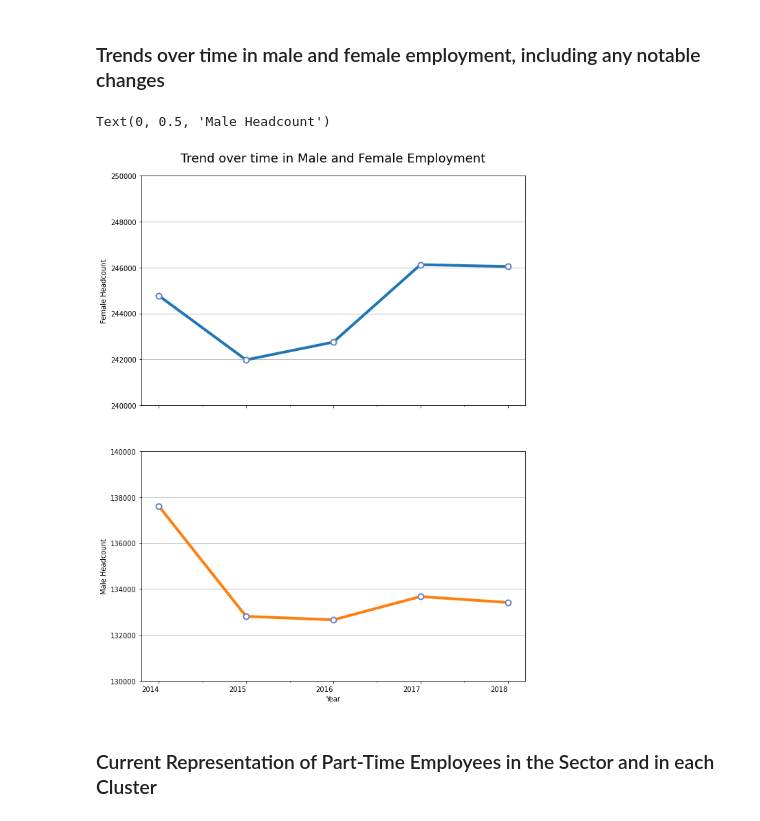
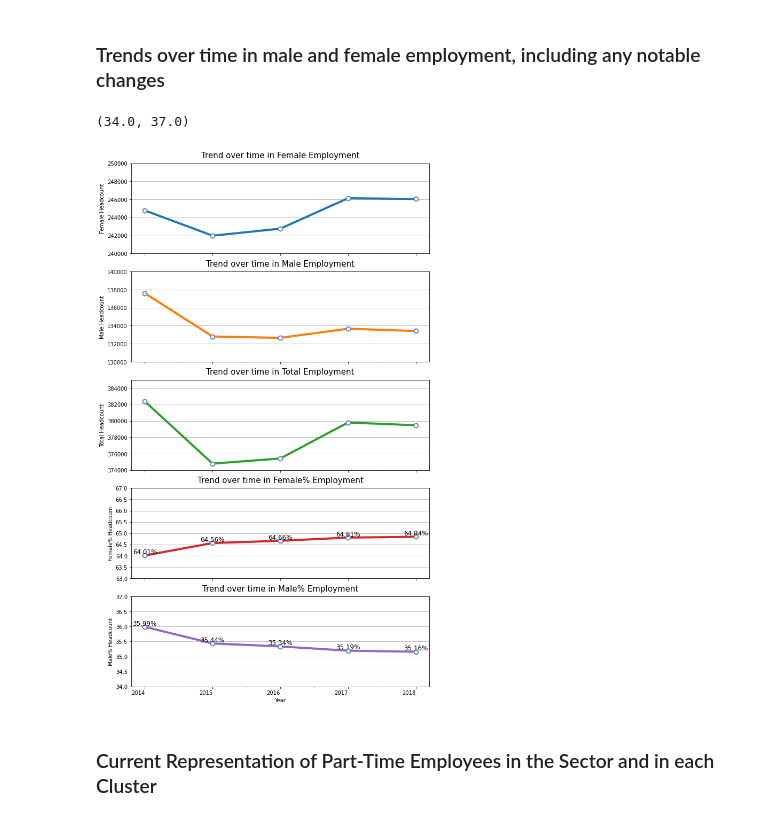
Before and after one commit to reubenbf/virtual-intern-trial, a Jupyter notebook: NSW-Government/NSW_Gov_Data_Analysis.ipynb, the cells around one changed output. Cells and saved outputs as stored; diff of their text form; code cells hidden in the pictures.

Commit message:
changed logic and graph for few topics

```diff
--- a/NSW-Government/NSW_Gov_Data_Analysis.ipynb
+++ b/NSW-Government/NSW_Gov_Data_Analysis.ipynb
@@ -86,21 +70,32 @@ wf_total.index.names = ['Year','Employment','Gender']
+# %%
+wf_total = wf_data.loc[92][2:].groupby(level=[0,2]).sum().unstack()
+wf_total['Total'] = wf_total.sum(axis=1)
+wf_total[['Female%','Male%']] = wf_total.iloc[:,:2].apply(lambda r: r/r.sum()*100, axis=1)
+wf_total.index.name = "Year"
 # %%
-ax = wf_total.groupby(level=[0,2]).sum().unstack().plot(subplots=True, figsize=(10,15), linewidth=4, alpha=1, marker='o',
+ax = wf_total.plot(subplots=True, figsize=(10,20), linewidth=4, alpha=1, marker='o',
                       markeredgecolor='#6684c1', markerfacecolor='w', markersize=8, markeredgewidth=2,legend=False, rot=0)
 
-ax[0].set_title("Trend over time in Female and Male Employment", fontdict={'size':18}, pad=20)
 
-for a in ax:
+for i, a in enumerate(ax):
   a.yaxis.grid(True)
-  a.set_xticks(list(wf_total.index.get_level_values(0).unique()))
+  a.set_xticks(list(wf_total.index))
+  a.set_ylabel("{} Headcount".format(wf_total.columns[i]))
+  a.set_xlabel("Year")
+  a.set_title("Trend over time in {} Employment".format(wf_total.columns[i]), fontdict={'size':15}, pad=10)
+  if i in (3,4):
+    for j, txt in enumerate(wf_total.iloc[:,i]):
+      a.annotate("{:.2f}%".format(txt), (wf_total.index[j], wf_total.iloc[j,i]), ha='center', va='bottom', fontsize=12)
+
 
 ax[0].set_ylim([240000,250000])
 ax[1].set_ylim([130000,140000])
-
-ax[0].set_ylabel("Female Headcount")
-ax[1].set_ylabel("Male Headcount")
+ax[2].set_ylim([374000,385000])
+ax[3].set_ylim([63,67])
+ax[4].set_ylim([34,37])
 # %% [output]
-Text(0, 0.5, 'Male Headcount')
+(34.0, 37.0)
-[figure, old version]
+[figure, new version]
 # %% [markdown]
 ### Current Representation of Part-Time Employees in the Sector and in  each Cluster
 # %% [markdown]
```
Also changed, not shown: parts of 14 cells of this notebook.
